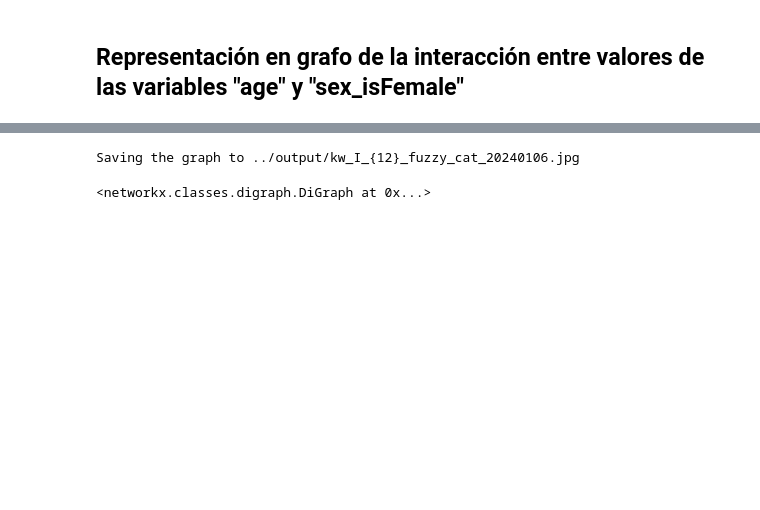
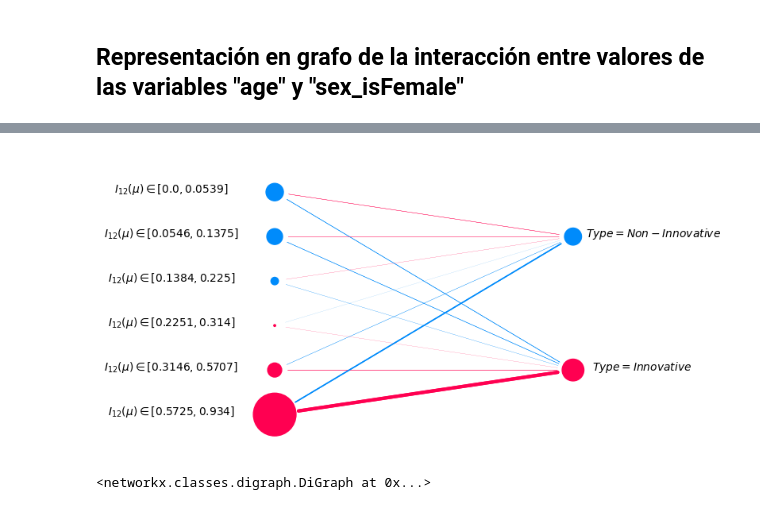
Before and after one commit to perez-sechi/thesis-python, a Jupyter notebook: run/Cap7/kw_i_12_fuzzy_cat_20240106_shap_graph.ipynb, the cells around one changed output, grey strips where cells are left out. Cells and saved outputs as stored; diff of their text form; code cells hidden in the pictures; blank space fills up the shorter version.

```diff
--- a/run/Cap7/kw_i_12_fuzzy_cat_20240106_shap_graph.ipynb
+++ b/run/Cap7/kw_i_12_fuzzy_cat_20240106_shap_graph.ipynb
@@ -7,7 +8,7 @@ from scipy import stats
 # %%
-X = pd.read_pickle('../data/fuzzy_x_20240106_values.pkl')
-shap_values = np.load('../data/fuzzy_cat_20240106_shap_values.npy')
-shap_interaction_values = np.load('../data/fuzzy_cat_20240106_shap_interaction_values.npy')
+X = pd.read_pickle('../../data/shap/fuzzy_x_20240106_values.pkl')
+shap_values = np.load('../../data/shap/fuzzy_cat_20240106_shap_values.npy')
+shap_interaction_values = np.load('../../data/shap/fuzzy_cat_20240106_shap_interaction_values.npy')
 # %%
 X = X.round(4)
 shap_values = np.round(shap_values, 4)
@@ -182,6 +183,10 @@ psi_2
 | $I_{12}(\mu) \in [0.5725,0.934]$ | 1.000000 |
 | $Type = Non-Innovative$ | -0.158841 |
 | $Type = Innovative$ | 0.260803 |
+# %%
+shap_cmap = shap.plots.colors.red_blue
+positive_color = shap_cmap(1.0)[:3]
+negative_color = shap_cmap(0.0)[:3]
 # %%
 from cgt_perezsechi.visualization.graph import draw
 
@@ -194,37 +199,36 @@ draw(
     psi=psi_2,
     r=r_2,
     positive_alpha=positive_alpha,
     negative_alpha=negative_alpha,
     positive_beta=positive_beta,
     negative_beta=negative_beta,
-    positive_color="#2084d6",
-    negative_color="#df205d",
+    positive_color=positive_color,
+    negative_color=negative_color,
     layout="shell",
     node_label_size_limit=5000,
     node_pos={
         r'$Type = Non-Innovative$': (350, 500),
         r'$Type = Innovative$': (350, 200),
-        r'$I_{12}(\mu) \in [-0.0,0.0539]$': (90, 600),
+        r'$I_{12}(\mu) \in [0.0,0.0539]$': (90, 600),
         r'$I_{12}(\mu) \in [0.0546,0.1375]$': (90, 500),
         r'$I_{12}(\mu) \in [0.1384,0.225]$': (90, 400),
         r'$I_{12}(\mu) \in [0.2251,0.314]$': (90, 300),
         r'$I_{12}(\mu) \in [0.3146,0.5707]$': (90, 200),
         r'$I_{12}(\mu) \in [0.5725,0.934]$': (90, 100),
     },
     label_pos={
         r'$Type = Non-Innovative$': (420, 500),
         r'$Type = Innovative$': (410, 200),
-        r'$I_{12}(\mu) \in [-0.0,0.0539]$': (0, 600),
+        r'$I_{12}(\mu) \in [0.0,0.0539]$': (0, 600),
         r'$I_{12}(\mu) \in [0.0546,0.1375]$': (0, 500),
         r'$I_{12}(\mu) \in [0.1384,0.225]$': (0, 400),
         r'$I_{12}(\mu) \in [0.2251,0.314]$': (0, 300),
         r'$I_{12}(\mu) \in [0.3146,0.5707]$': (0, 200),
         r'$I_{12}(\mu) \in [0.5725,0.934]$': (0, 100),
     },
     plot_margin=0.1,
     label_color="#000000",
-    output_path="../output/kw_I_{12}_fuzzy_cat_20240106.jpg",
 )
 # %% [output]
+[figure, added]
-Saving the graph to ../output/kw_I_{12}_fuzzy_cat_20240106.jpg
+<networkx.classes.digraph.DiGraph at 0x...>
-<networkx.classes.digraph.DiGraph at 0x...>
```
Also changed, not shown: parts of 7 cells of this notebook, 3 other files.
